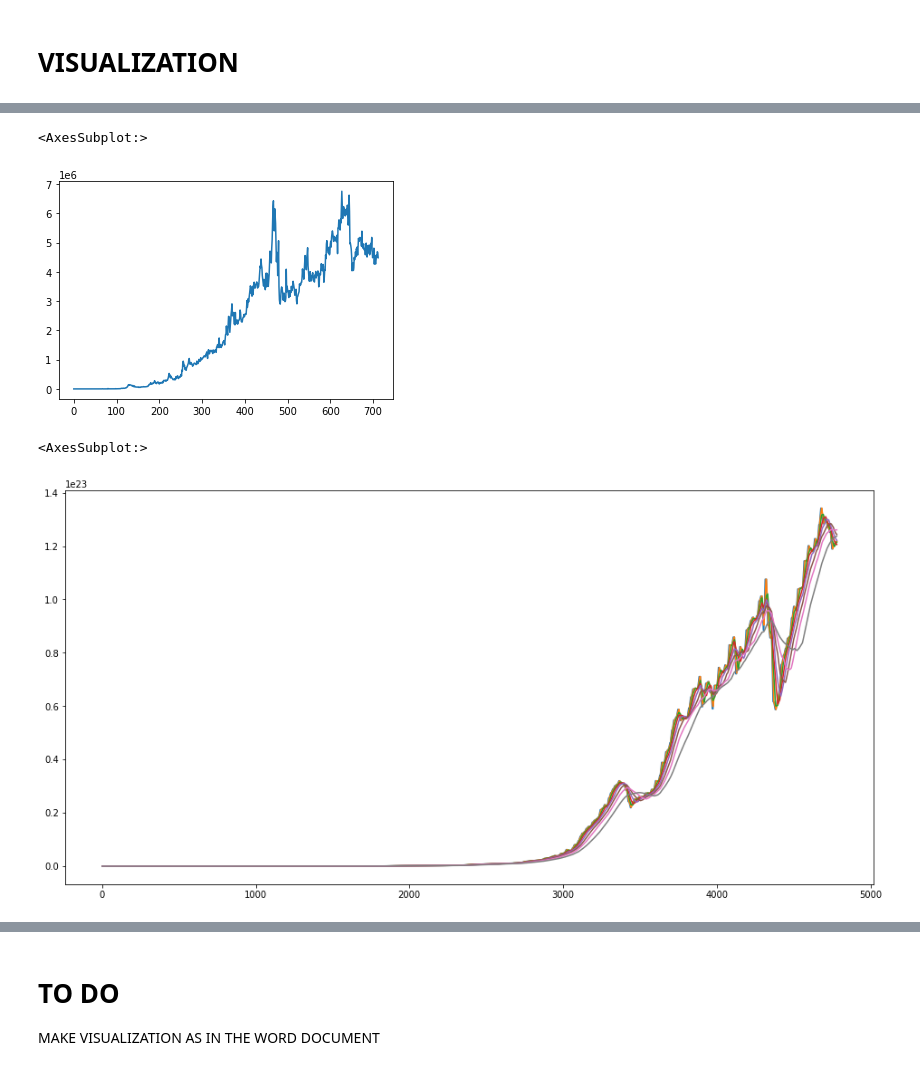
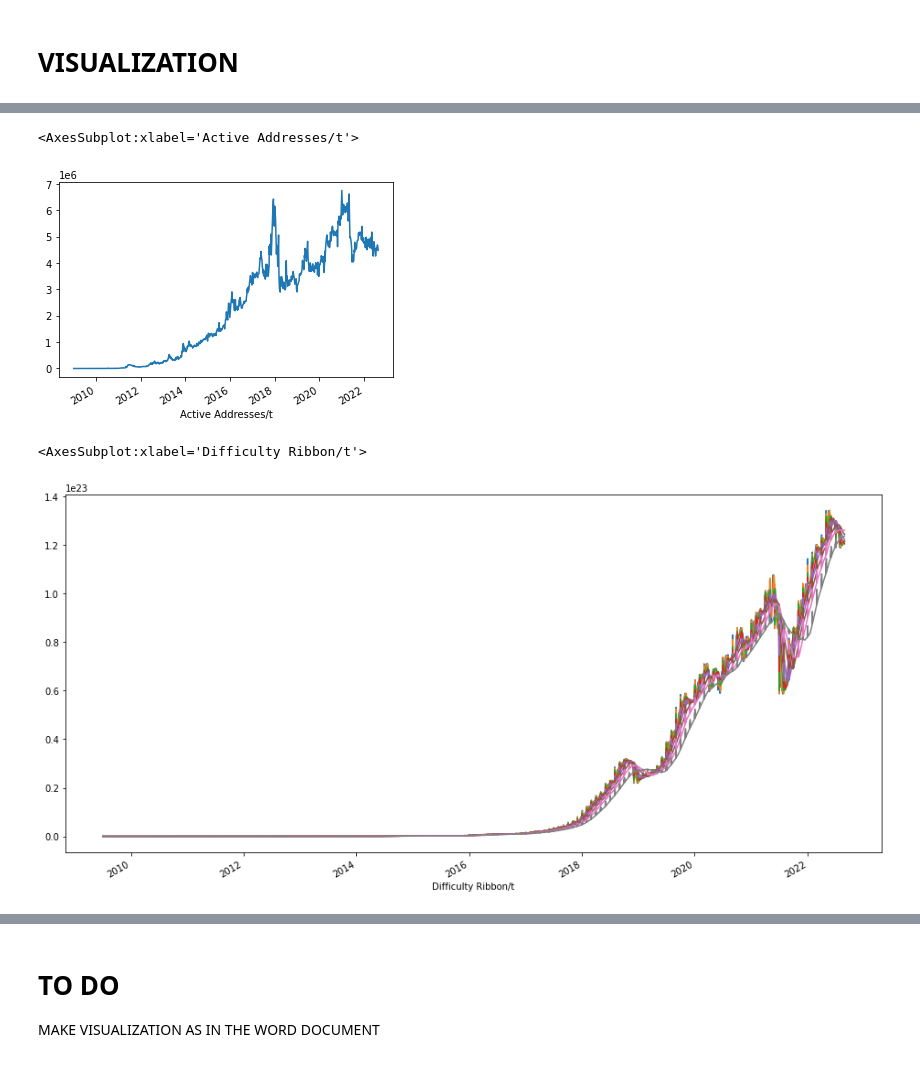
Before and after one commit to CasellaJr/Forecasting-Blockchain-indicators-for-analyzing-BTC-future-price, a Jupyter notebook: Time Series.ipynb, the cells around one changed output, grey strips where cells are left out. Cells and saved outputs as stored; diff of their text form; code cells hidden in the pictures.

```diff
--- a/Time Series.ipynb
+++ b/Time Series.ipynb
@@ -85,20 +66,20 @@ block_height["Block Height/v"].plot()
 # %%
-new_addresses["Active Addresses/v"].plot()
+new_addresses["NAvalue"].plot()
 # %% [output]
-<AxesSubplot:>
+<AxesSubplot:xlabel='Active Addresses/t'>
-[figure, old version]
+[figure, new version]
 # %%
 plt.figure(figsize=(16,8))
-difficulty_ribbon["Difficulty Ribbon/o/ma9"].plot()
-difficulty_ribbon["Difficulty Ribbon/o/ma14"].plot()
-difficulty_ribbon["Difficulty Ribbon/o/ma25"].plot()
-difficulty_ribbon["Difficulty Ribbon/o/ma40"].plot()
-difficulty_ribbon["Difficulty Ribbon/o/ma60"].plot()
-difficulty_ribbon["Difficulty Ribbon/o/ma90"].plot()
-difficulty_ribbon["Difficulty Ribbon/o/ma128"].plot()
-difficulty_ribbon["Difficulty Ribbon/o/ma200"].plot()
+difficulty_ribbon["DR9"].plot()
+difficulty_ribbon["DR14"].plot()
+difficulty_ribbon["DR25"].plot()
+difficulty_ribbon["DR40"].plot()
+difficulty_ribbon["DR60"].plot()
+difficulty_ribbon["DR90"].plot()
+difficulty_ribbon["DR128"].plot()
+difficulty_ribbon["DR200"].plot()
 # %% [output]
-<AxesSubplot:>
+<AxesSubplot:xlabel='Difficulty Ribbon/t'>
-[figure, old version]
+[figure, new version]
 # %%
 plt.figure(figsize=(8,5))
```
Also changed, not shown: parts of 11 cells of this notebook.
